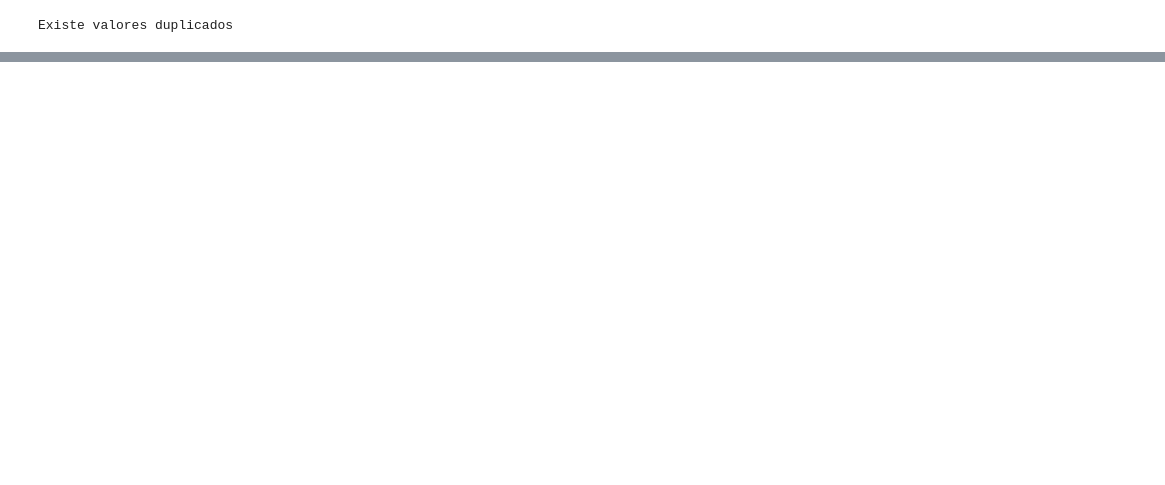
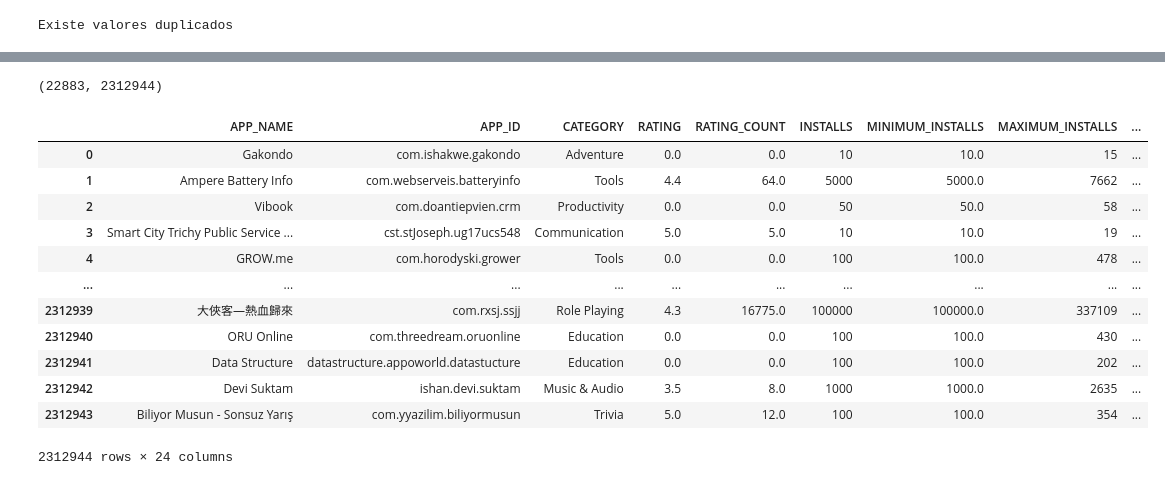
Before and after one commit to rodrigorocha1/google_play_store, a Jupyter notebook: notebooks/tratamento_dados.ipynb, the cells around one changed output, grey strips where cells are left out. Cells and saved outputs as stored; diff of their text form; code cells hidden in the pictures; blank space fills up the shorter version.

```diff
--- a/notebooks/tratamento_dados.ipynb
+++ b/notebooks/tratamento_dados.ipynb
@@ -61,0 +66,6 @@ df_tratado
+# %%
+dados_completo.INSTALLS.fillna(value='0', inplace=True)
+dados_completo.INSTALLS = dados_completo.INSTALLS.apply(lambda x: x.strip('+') )
+dados_completo.INSTALLS = dados_completo.INSTALLS.apply(lambda x: x.replace(',', '') )
+dados_completo.INSTALLS = pd.to_numeric(dados_completo.INSTALLS)
+dados_completo.INSTALLS
@@ -61,0 +95,20 @@ df_tratado
+# %%
+dados_completo.RATING.isnull().sum(), dados_completo.RATING.isnull().count()
+# %% [output]
+(22883, 2312944)
+# %%
+dados_completo
+# %% [output]
+|  | APP_NAME | APP_ID | CATEGORY | RATING | RATING_COUNT | INSTALLS | MINIMUM_INSTALLS | MAXIMUM_INSTALLS | ... |
+| 0 | Gakondo | com.ishakwe.gakondo | Adventure | 0.0 | 0.0 | 10 | 10.0 | 15 | ... |
+| 1 | Ampere Battery Info | com.webserveis.batteryinfo | Tools | 4.4 | 64.0 | 5000 | 5000.0 | 7662 | ... |
+| 2 | Vibook | com.doantiepvien.crm | Productivity | 0.0 | 0.0 | 50 | 50.0 | 58 | ... |
+| 3 | Smart City Trichy Public Service ... | cst.stJoseph.ug17ucs548 | Communication | 5.0 | 5.0 | 10 | 10.0 | 19 | ... |
+| 4 | GROW.me | com.horodyski.grower | Tools | 0.0 | 0.0 | 100 | 100.0 | 478 | ... |
+| ... | ... | ... | ... | ... | ... | ... | ... | ... | ... |
+| 2312939 | 大俠客—熱血歸來 | com.rxsj.ssjj | Role Playing | 4.3 | 16775.0 | 100000 | 100000.0 | 337109 | ... |
+| 2312940 | ORU Online | com.threedream.oruonline | Education | 0.0 | 0.0 | 100 | 100.0 | 430 | ... |
+| 2312941 | Data Structure | datastructure.appoworld.datastucture | Education | 0.0 | 0.0 | 100 | 100.0 | 202 | ... |
+| 2312942 | Devi Suktam | ishan.devi.suktam | Music & Audio | 3.5 | 8.0 | 1000 | 1000.0 | 2635 | ... |
+| 2312943 | Biliyor Musun - Sonsuz Yarış | com.yyazilim.biliyormusun | Trivia | 5.0 | 12.0 | 100 | 100.0 | 354 | ... |
+2312944 rows × 24 columns
```
Also changed, not shown: parts of 13 cells of this notebook.
